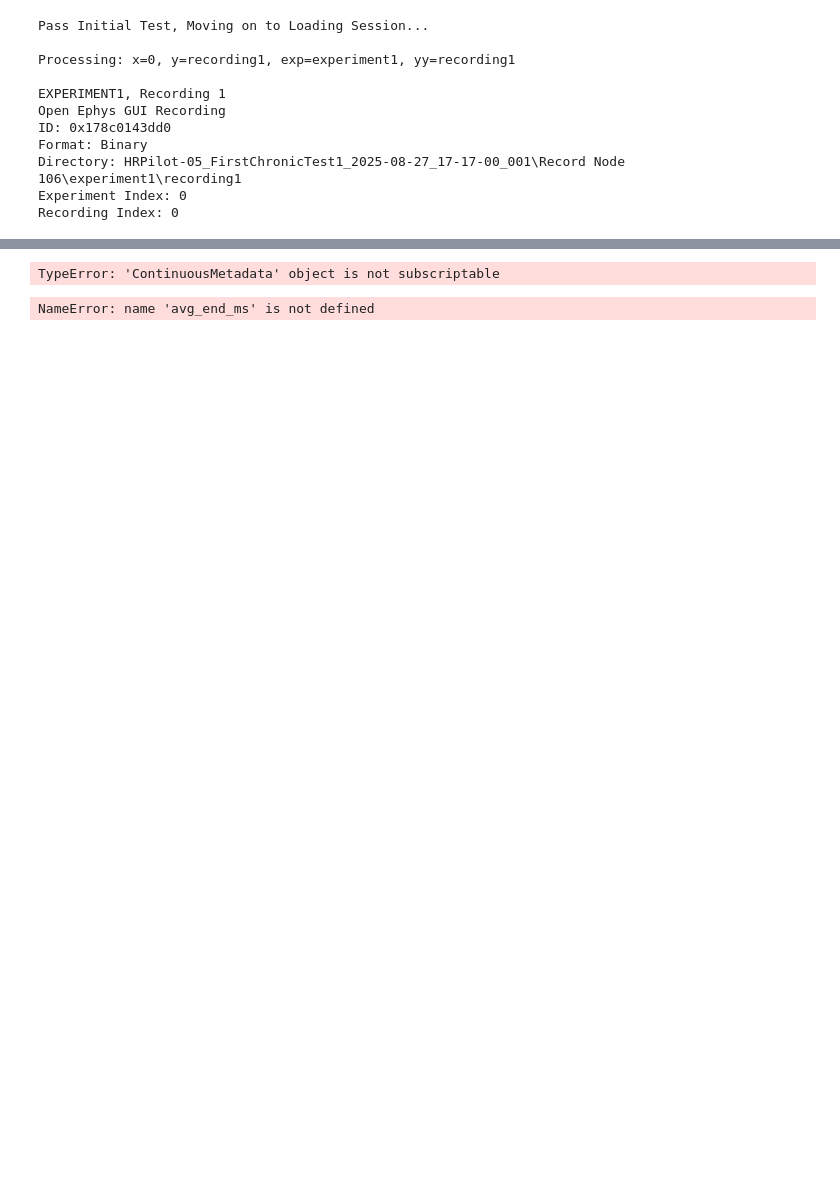
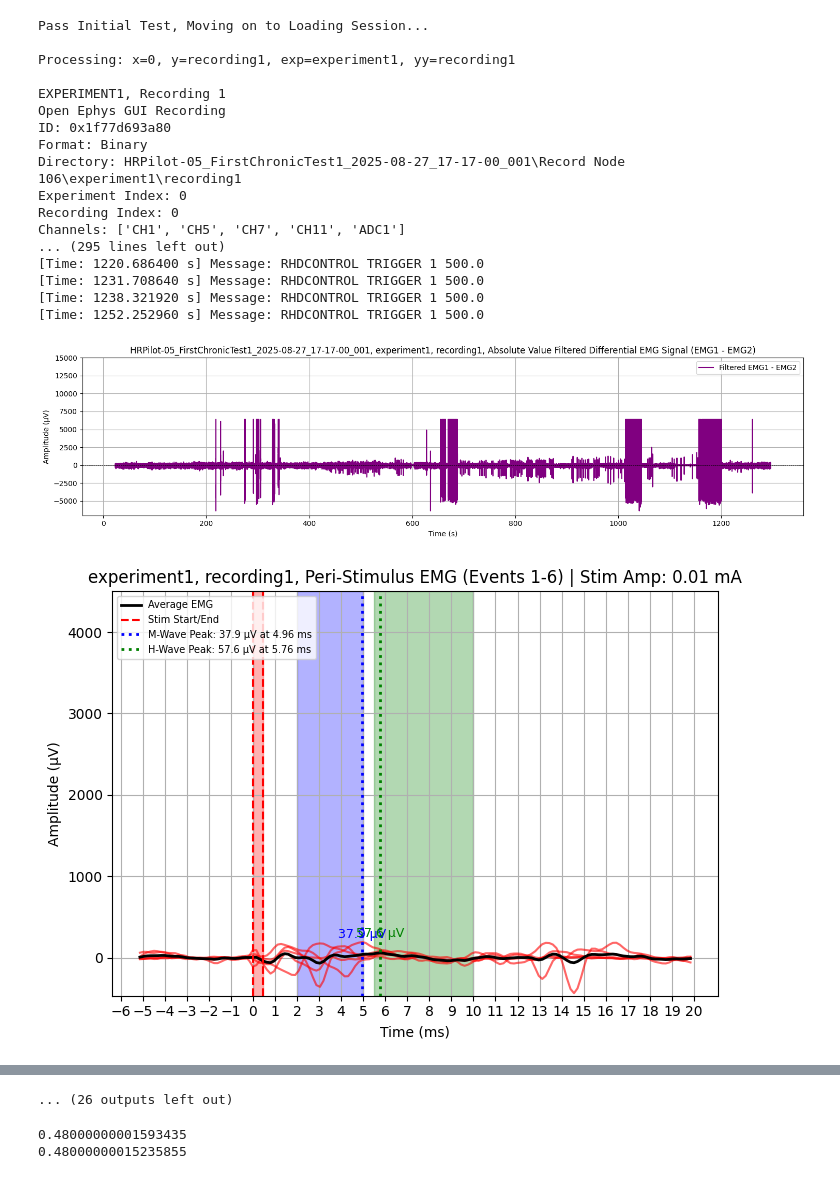
Before and after one commit to yahriels/Open-Ephys-H-Reflex-Python-Data-Analysis, a Jupyter notebook: src/open_ephys/analysis/Plot_1_Online_Diff.ipynb, the cells around one changed output, grey strips where cells are left out. Saved outputs shown, nothing was run; the diff lists cells and outputs as text; code cells hidden in the pictures; blank space fills up the shorter version.

```diff
--- a/src/open_ephys/analysis/Plot_1_Online_Diff.ipynb
+++ b/src/open_ephys/analysis/Plot_1_Online_Diff.ipynb
@@ -102,13 +102,13 @@ for x, (exp, yy) in enumerate(flat_recordings):
     #recording.compute_global_timestamps()
 
     metadata = recording.continuous[0].metadata
-    channel_names = metadata['channel_names']
+    channel_names = metadata.channel_names
     print("Channels:", channel_names, '\n')
 
     timestamps = recording.continuous[0].timestamps
     #data_offline =  recording_offline.continuous[0].get_samples(start_sample_index=0, end_sample_index=len(timestamps))
     data = recording.continuous[0].get_samples(start_sample_index=0, end_sample_index=len(timestamps))
-    sample_rate = metadata['sample_rate']
+    sample_rate = metadata.sample_rate
 
     # ==== EMG Processing ====
     # CHANNEL 11 or INDEX=3 of DATA is the ONLINE PROCESSED DATA STREAM OF DIFFERENTIAL EMG
@@ -579,31 +579,39 @@ for x, (exp, yy) in enumerate(flat_recordings):
     ax.axvline(current_at_Hmax_norm, color='gray', linestyle='--', linewidth=1, label=f'Current at H_max = {current_at_Hmax_norm:.2f}x')
 
     # Add labels
     ax.text(current_at_Hmax_norm + 0.02, H_max + 2, 'b', fontsize=12, color='black')
     ax.text(normalized_currents[idx_Hmax] - 0.08, H_max + 2, 'a', fontsize=12, color='black')
 
     # Aesthetics
     #ax.set_xticks(np.round(normalized_currents, 2))
     #ax.set_xticklabels([f"{x:.2f}" for x in normalized_currents])
     ax.set_xlabel("Current (Normalized to Current at 50% Mmax)")
     ax.set_ylabel("H and M Wave Amplitude (% of Mmax)")
     ax.set_title(f"{exp}, {yy}, Normalized Recruitment Curves")
     ax.grid(True)
     ax.legend()
     # Set window size here
     #ax.set_xlim(right=2)
     #ax.set_xlim(left=0)
     plt.tight_layout()
     plt.show()
 # %% [output]
 Pass Initial Test, Moving on to Loading Session...
 
 Processing: x=0, y=recording1, exp=experiment1, yy=recording1
 
 EXPERIMENT1, Recording 1
 Open Ephys GUI Recording
-ID: 0x178c0143dd0
+ID: 0x1f77d693a80
 Format: Binary
 Directory: HRPilot-05_FirstChronicTest1_2025-08-27_17-17-00_001\Record Node 106\experiment1\recording1
 Experiment Index: 0
 Recording Index: 0
+Channels: ['CH1', 'CH5', 'CH7', 'CH11', 'ADC1']
+... (295 lines left out)
+[Time: 1220.686400 s] Message: RHDCONTROL TRIGGER 1 500.0
+[Time: 1231.708640 s] Message: RHDCONTROL TRIGGER 1 500.0
+[Time: 1238.321920 s] Message: RHDCONTROL TRIGGER 1 500.0
+[Time: 1252.252960 s] Message: RHDCONTROL TRIGGER 1 500.0
+[figure, added]
+[figure, added]
@@ -610,9 +627,10 @@ Recording Index: 0
-TypeError: 'ContinuousMetadata' object is not subscriptable
+... (26 outputs left out)
 # %%
 print(avg_end_ms)
 print(stim_end_time)
 # %% [output]
-NameError: name 'avg_end_ms' is not defined
+0.48000000001593435
+0.48000000015235855
 # %%
 print(adc1_post_onset)
 # %% [output]
```
Also changed, not shown: parts of 4 cells of this notebook, 36 other files.
